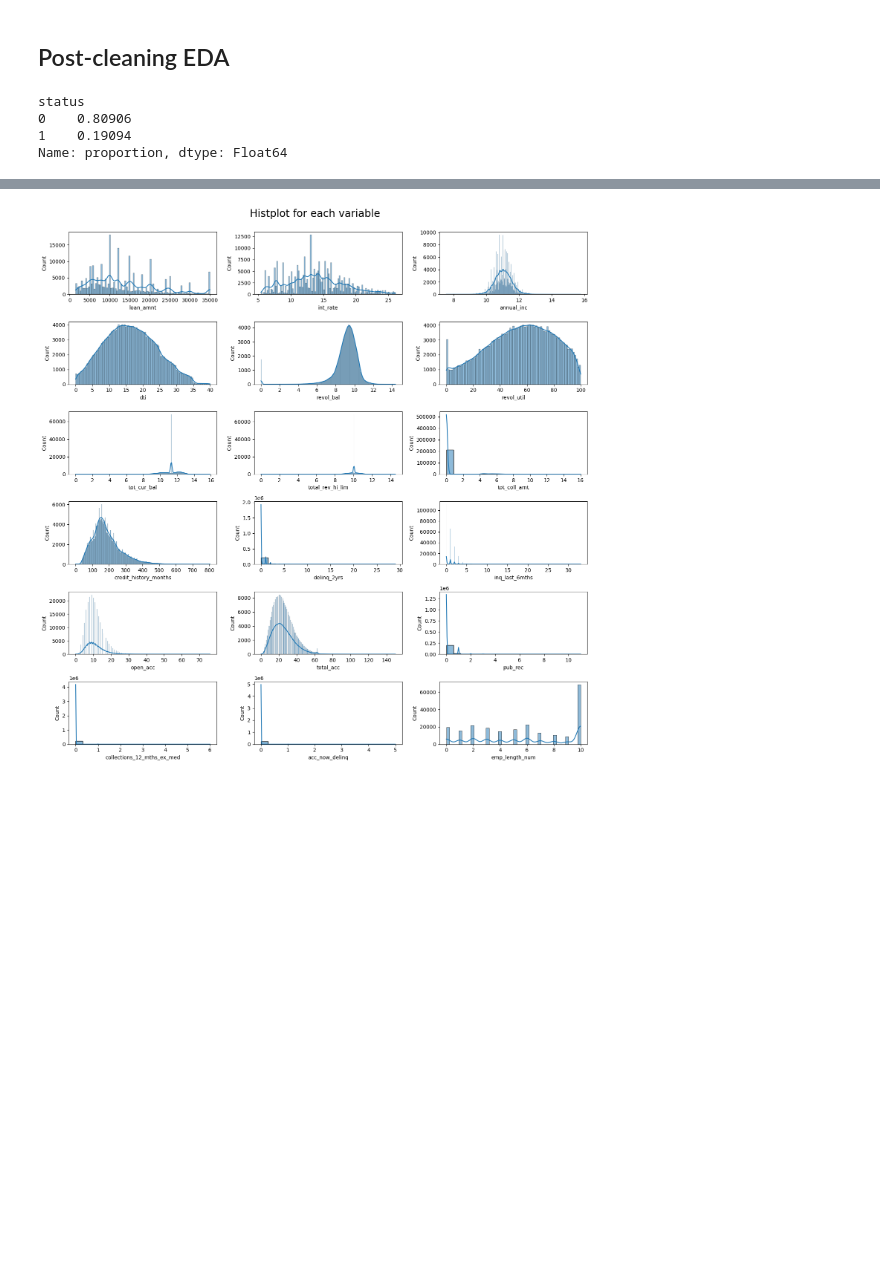
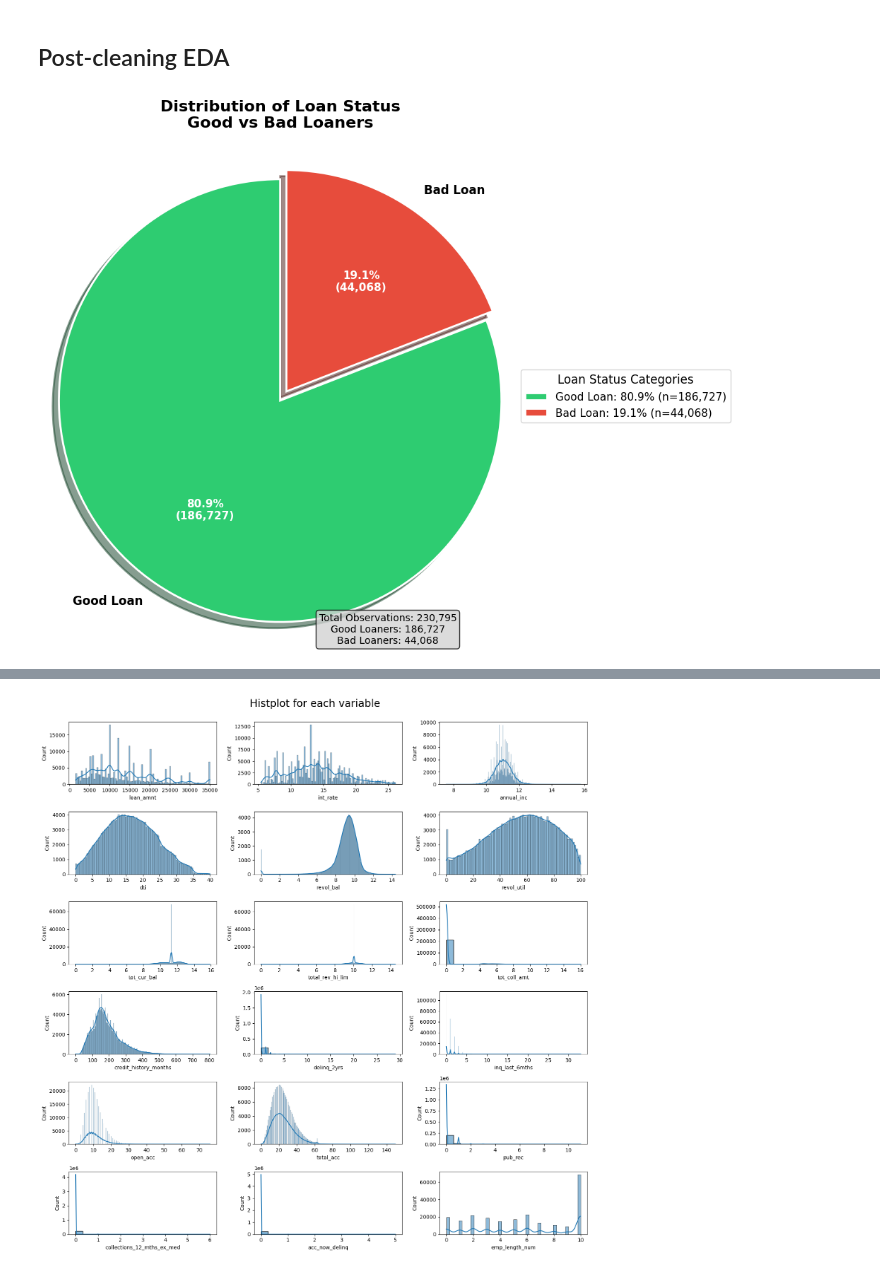
Before and after one commit to RevanzaIfannyA/lending-club-credit-risk-modeling, a Jupyter notebook: LC notebook.ipynb, the cells around one changed output, grey strips where cells are left out. Drawn from its saved outputs; the diff is of its cells as text; code cells hidden in the pictures; blank space fills up the shorter version.

```diff
--- a/LC notebook.ipynb
+++ b/LC notebook.ipynb
@@ -818,9 +852,79 @@ memory usage: 95.7+ MB
 # %% [markdown]
 ## Post-cleaning EDA
 # %%
-df["status"].value_counts(normalize=True)
+import matplotlib.pyplot as plt
+import pandas as pd
+
+# Hitung proporsi
+status_counts = df["status_bad"].value_counts(normalize=True)
+
+# Buat mapping untuk label yang lebih informatif
+labels_map = {
+    0: "Good Loan",
+    1: "Bad Loan"
+}
+
+# Warna yang menarik dan sesuai konteks (hijau untuk good, merah untuk bad)
+colors = ['#2ECC71', '#E74C3C']  # Hijau untuk good loaner, Merah untuk bad loaner
+explode = (0.05, 0)  # Sedikit menonjolkan bagian pertama
+
+# Buat figure dengan ukuran yang sesuai
+fig, ax = plt.subplots(figsize=(10, 8))
+
+# Data untuk pie chart
+labels = [labels_map[idx] for idx in status_counts.index]
+sizes = status_counts.values
+percentages = [f'{p:.1%}' for p in sizes]
+
+# Buat pie chart
+wedges, texts, autotexts = ax.pie(
+    sizes,
+    labels=labels,
+    colors=colors,
+    autopct='%1.1f%%',
+    explode=explode,
+    startangle=90,
+    shadow=True,
+    textprops={'fontsize': 12, 'fontweight': 'bold'},
+    wedgeprops={'edgecolor': 'white', 'linewidth': 2}
+)
+
+# Perbaiki autopct untuk lebih informatif
+for i, (pct_label, autotext) in enumerate(zip(percentages, autotexts)):
+    count = df["status_bad"].value_counts().iloc[i]  # Ambil count sebenarnya
+    autotext.set_text(f'{pct_label}\n({count:,})')
+    autotext.set_fontsize(11)
+    autotext.set_color('white')
+    autotext.set_fontweight('bold')
+
+# Buat legend yang informatif
+legend_labels = [f'{label}: {pct} (n={count:,})'
+                 for label, pct, count in zip(labels, percentages, df["status_bad"].value_counts())]
+
+ax.legend(wedges, legend_labels,
+          title="Loan Status Categories",
+          loc="center left",
+          bbox_to_anchor=(1, 0, 0.5, 1),
+          fontsize=11,
+          title_fontsize=12)
+
+# Tambahkan judul
+plt.title('Distribution of Loan Status\nGood vs Bad Loaners',
+          fontsize=16, fontweight='bold', pad=20)
+
+# Pastikan pie chart berbentuk lingkaran
+ax.axis('equal')
+
+# Tambahkan ringkasan statistik sebagai teks
+summary_text = f'Total Observations: {len(df):,}\n'
+summary_text += f'Good Loaners: {df["status_bad"].value_counts().get(0, 0):,}\n'
+summary_text += f'Bad Loaners: {df["status_bad"].value_counts().get(1, 0):,}'
+
+plt.figtext(0.5, 0.02, summary_text,
+            ha='center', fontsize=10,
+            bbox=dict(boxstyle='round', facecolor='lightgray', alpha=0.8))
+
+plt.tight_layout()
+plt.show()
 # %% [output]
-status
-0    0.80906
-1    0.19094
-Name: proportion, dtype: Float64
+[figure, added]
```
Also changed, not shown: parts of 35 cells of this notebook.
